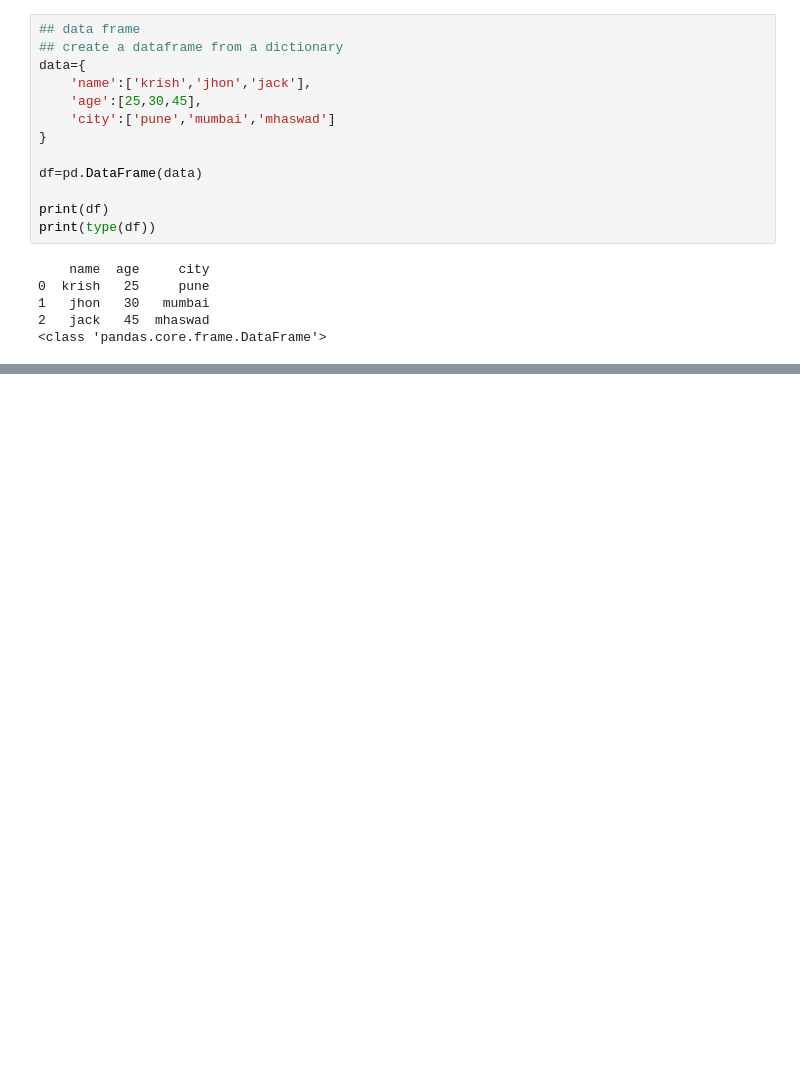
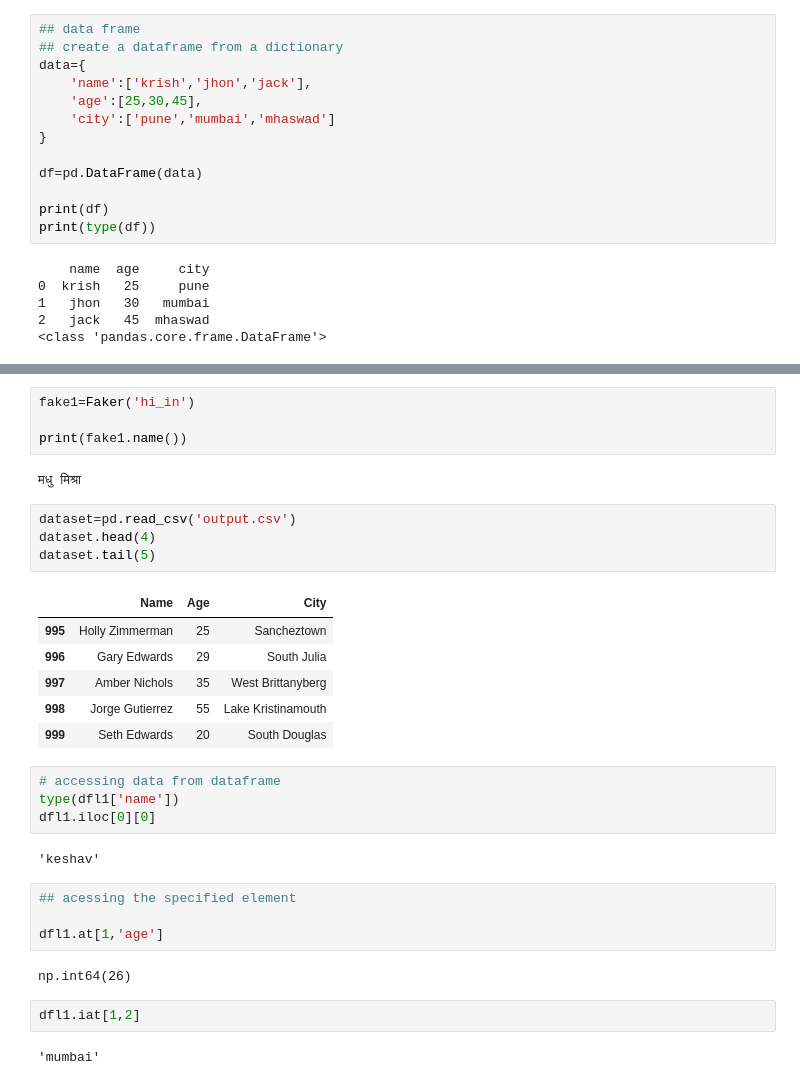
Before and after one commit to Keshavraj52/complete-machine-learning-course, a Jupyter notebook: pandas/pandas.ipynb, the cells around one changed output, grey strips where cells are left out. Cells and saved outputs as stored; diff of their text form; blank space fills up the shorter version.

```diff
--- a/pandas/pandas.ipynb
+++ b/pandas/pandas.ipynb
@@ -83,0 +144,33 @@ data=[
+# %%
+fake1=Faker('hi_in')
+
+print(fake1.name())
+# %% [output]
+मधु मिश्रा
+# %%
+dataset=pd.read_csv('output.csv')
+dataset.head(4)
+dataset.tail(5)
+# %% [output]
+|  | Name | Age | City |
+| 995 | Holly Zimmerman | 25 | Sancheztown |
+| 996 | Gary Edwards | 29 | South Julia |
+| 997 | Amber Nichols | 35 | West Brittanyberg |
+| 998 | Jorge Gutierrez | 55 | Lake Kristinamouth |
+| 999 | Seth Edwards | 20 | South Douglas |
+# %%
+# accessing data from dataframe
+type(dfl1['name'])
+dfl1.iloc[0][0]
+# %% [output]
+'keshav'
+# %%
+## acessing the specified element
+
+dfl1.at[1,'age']
+# %% [output]
+np.int64(26)
+# %%
+dfl1.iat[1,2]
+# %% [output]
+'mumbai'
```
Also changed, not shown: parts of 14 cells of this notebook, 3 other files.
